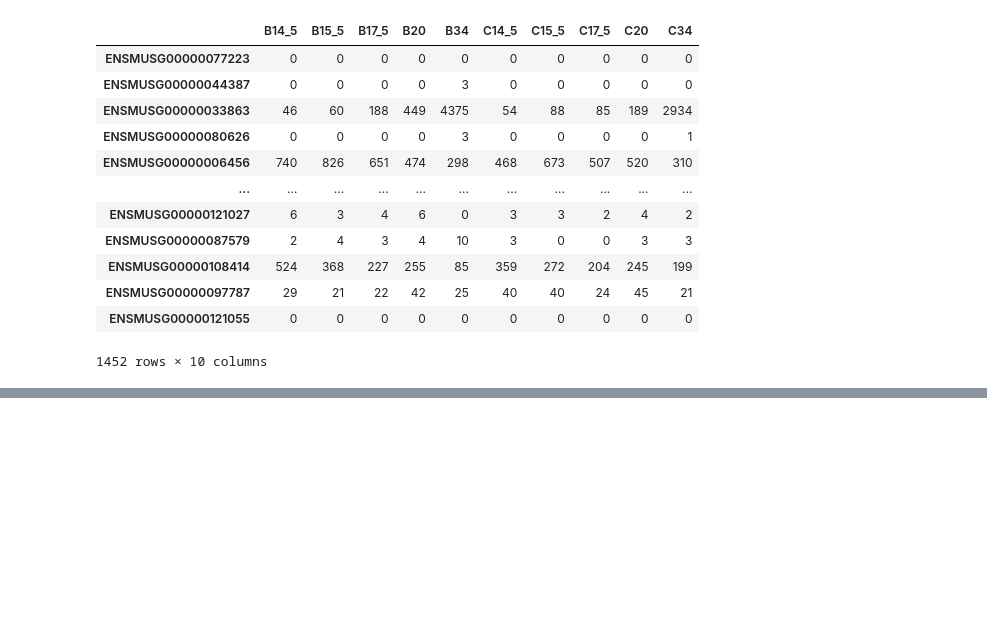
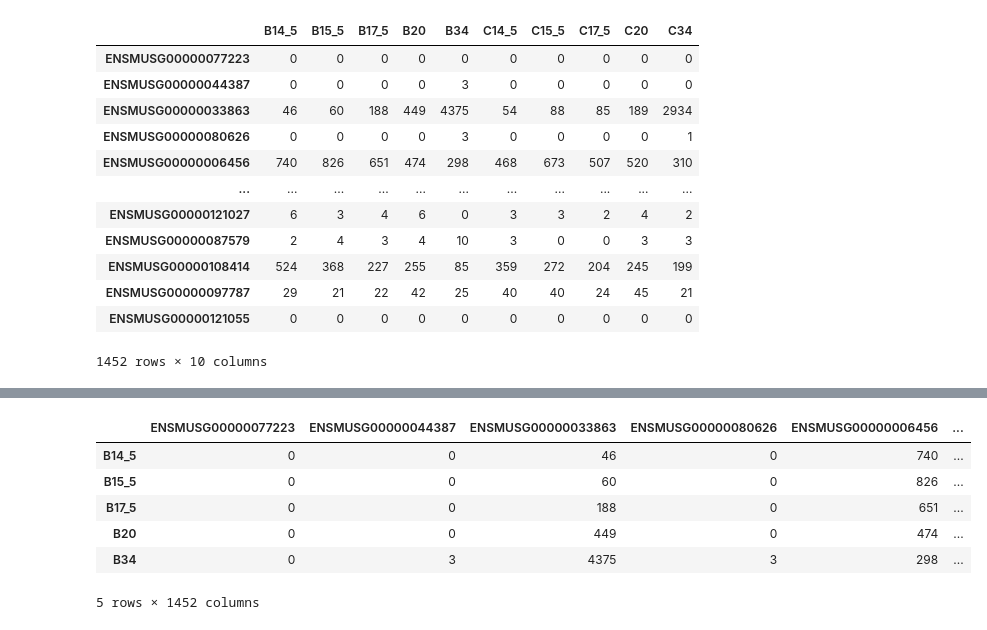
Before and after one commit to eentartetekunst/NGS_bioinformatics, a Jupyter notebook: HW2_subread_pca.ipynb, the cells around one changed output, grey strips where cells are left out. Cells and saved outputs as stored; diff of their text form; code cells hidden in the pictures; blank space fills up the shorter version.

```diff
--- a/HW2_subread_pca.ipynb
+++ b/HW2_subread_pca.ipynb
@@ -268,0 +536,11 @@ ax.set_xticklabels(
+# %%
+df = df.T
+df.head()
+# %% [output]
+|  | ENSMUSG00000077223 | ENSMUSG00000044387 | ENSMUSG00000033863 | ENSMUSG00000080626 | ENSMUSG00000006456 | ... |
+| B14_5 | 0 | 0 | 46 | 0 | 740 | ... |
+| B15_5 | 0 | 0 | 60 | 0 | 826 | ... |
+| B17_5 | 0 | 0 | 188 | 0 | 651 | ... |
+| B20 | 0 | 0 | 449 | 0 | 474 | ... |
+| B34 | 0 | 3 | 4375 | 3 | 298 | ... |
+5 rows × 1452 columns
```
Also changed, not shown: parts of 40 cells of this notebook.
